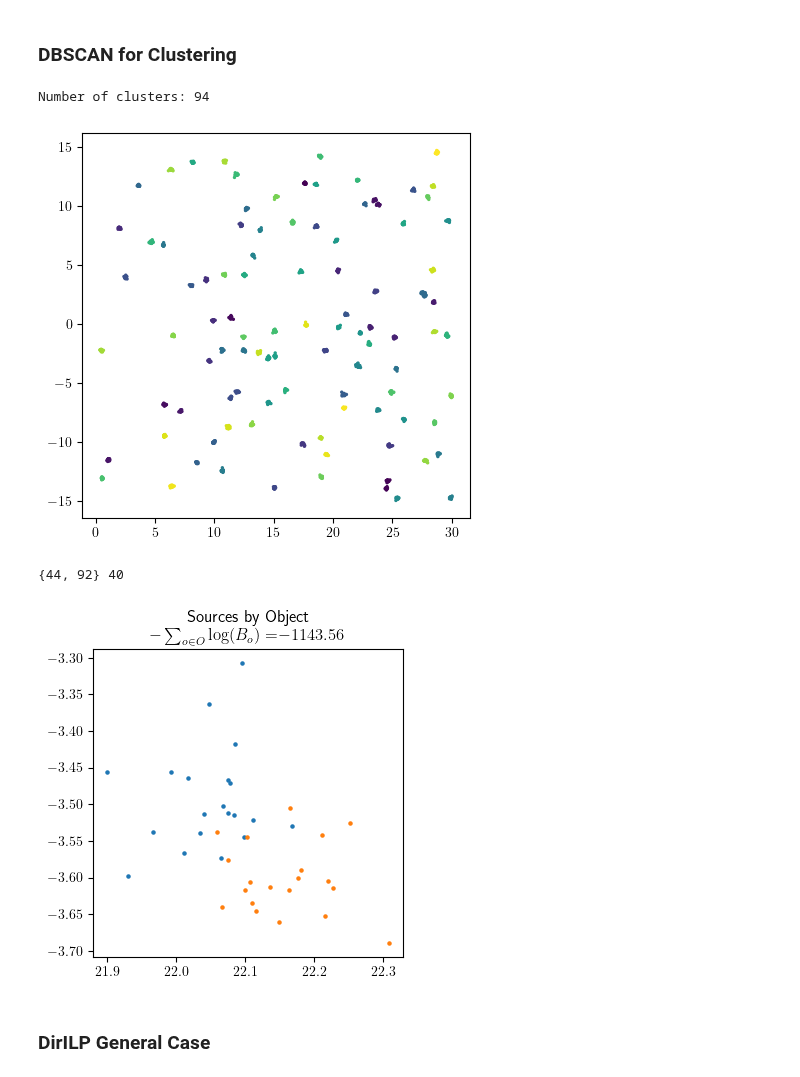
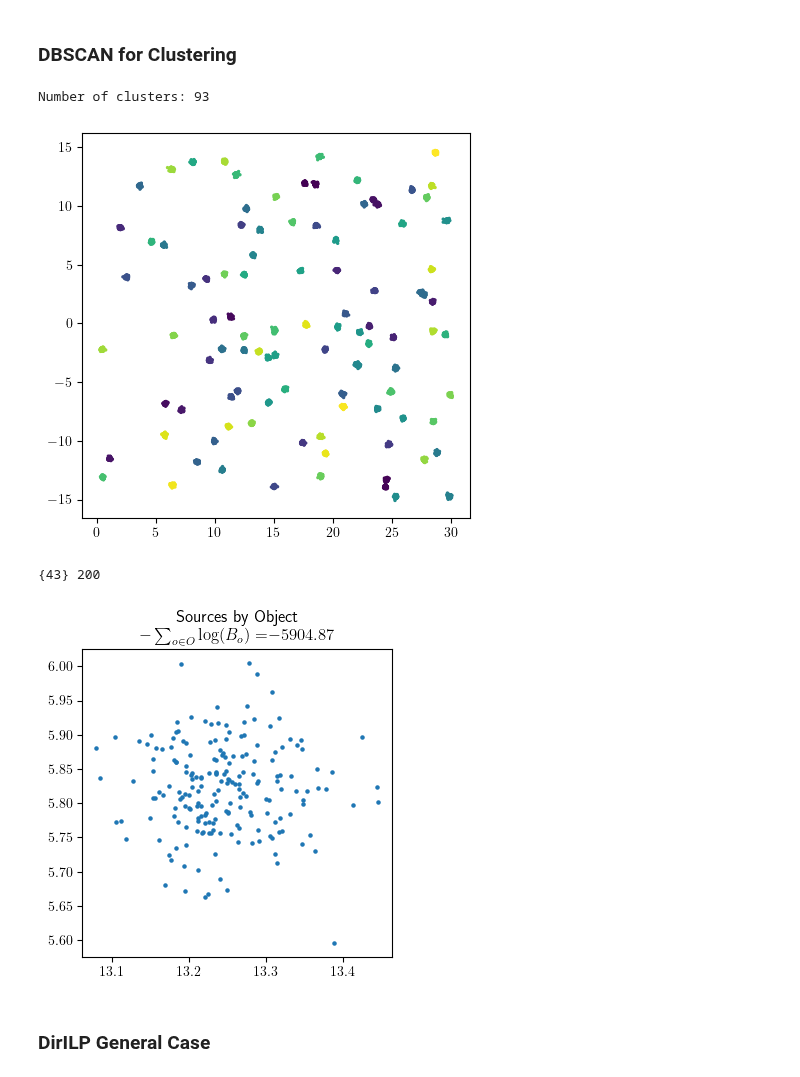
Before and after one commit to jacobf18/astronomical-matching, a Jupyter notebook: CanILP + DirILP General case.ipynb, the cells around one changed output. Saved outputs shown, nothing was run; the diff lists cells and outputs as text; code cells hidden in the pictures.

```diff
--- a/CanILP + DirILP General case.ipynb
+++ b/CanILP + DirILP General case.ipynb
@@ -276,7 +281,7 @@ def obj_dict_to_true_pred_labels(obj_dict):
 # %% [markdown]
 # Create a simulated universe with different selection intervals for catalogs
 # %%
-num_catalog = 20
+num_catalog = 200
 np.random.seed(42)
 # %%
 num=100
@@ -346,8 +351,8 @@ fig = plt.figure(figsize=(5,5))
 plt.scatter(X[:,0], X[:,1], c=y_pred, s=2.0)
 print('Number of clusters: {}'.format(len(set(y_pred[np.where(y_pred != -1)]))))
 # %% [output]
-Number of clusters: 94
+Number of clusters: 93
-[figure, old version]
+[figure, new version]
 # %%
 def remove_index(candidate_list, df, catalog_list, Sigma_list, index):
     del candidate_list[index]
@@ -356,7 +361,7 @@ def remove_index(candidate_list, df, catalog_list, Sigma_list, index):
     del Sigma_list[index]
 # %%
 # Get a particular island to run the matching procedure
-cluster_num = 43
+cluster_num = 42
 
 candidate_list, df, catalog_list, Sigma_list = get_candidate_list(result, label, cluster_num)
 
@@ -367,35 +372,35 @@ coord_dict = {(row[1],row[0]): (row[2],row[3]) for row in df.itertuples(index=Fa
 detection_total = len(candidate_list) #Total number of sources across different catalogs
 
 kappa_dict = {}
 kappa_rad_dict = {}
 ln_kappa_rad_dict = {}
 
 for i in range(len(candidate_list)):
     kappa_dict[(candidate_list[i][0], candidate_list[i][1])] = 1/(Sigma_list[i])**2 #in arcsecond
     kappa_rad_dict[(candidate_list[i][0], candidate_list[i][1])] = 1/((Sigma_list[i]*np.pi/180/3600)**2) #in radian
     ln_kappa_rad_dict[(candidate_list[i][0], candidate_list[i][1])] = ln(1/((Sigma_list[i]*np.pi/180/3600)**2))
 
 sigma_min = min(Sigma_list)
 sigma_max = max(Sigma_list)
 
 # Used for clustering methods
 df2 = df.copy()
 kappa_rad_list = []
 
 for row in df2.itertuples():
     cat_id = row.Catalog_id
     source_id = row.Source_id
     kappa_rad = kappa_rad_dict[(source_id,cat_id)]
     kappa_rad_list.append(kappa_rad)
 
 df2["kappa_rad"] = kappa_rad_list
 
 print({t[0] for t in candidate_list}, len(candidate_list))
 
 plot_objects(candidate_list)
 # %% [output]
-{44, 92} 40
+{43} 200
-[figure, old version]
+[figure, new version]
 # %% [markdown]
 ### DirILP General Case
 # %% [markdown]
```
Also changed, not shown: parts of 9 cells of this notebook, 2 other files.
